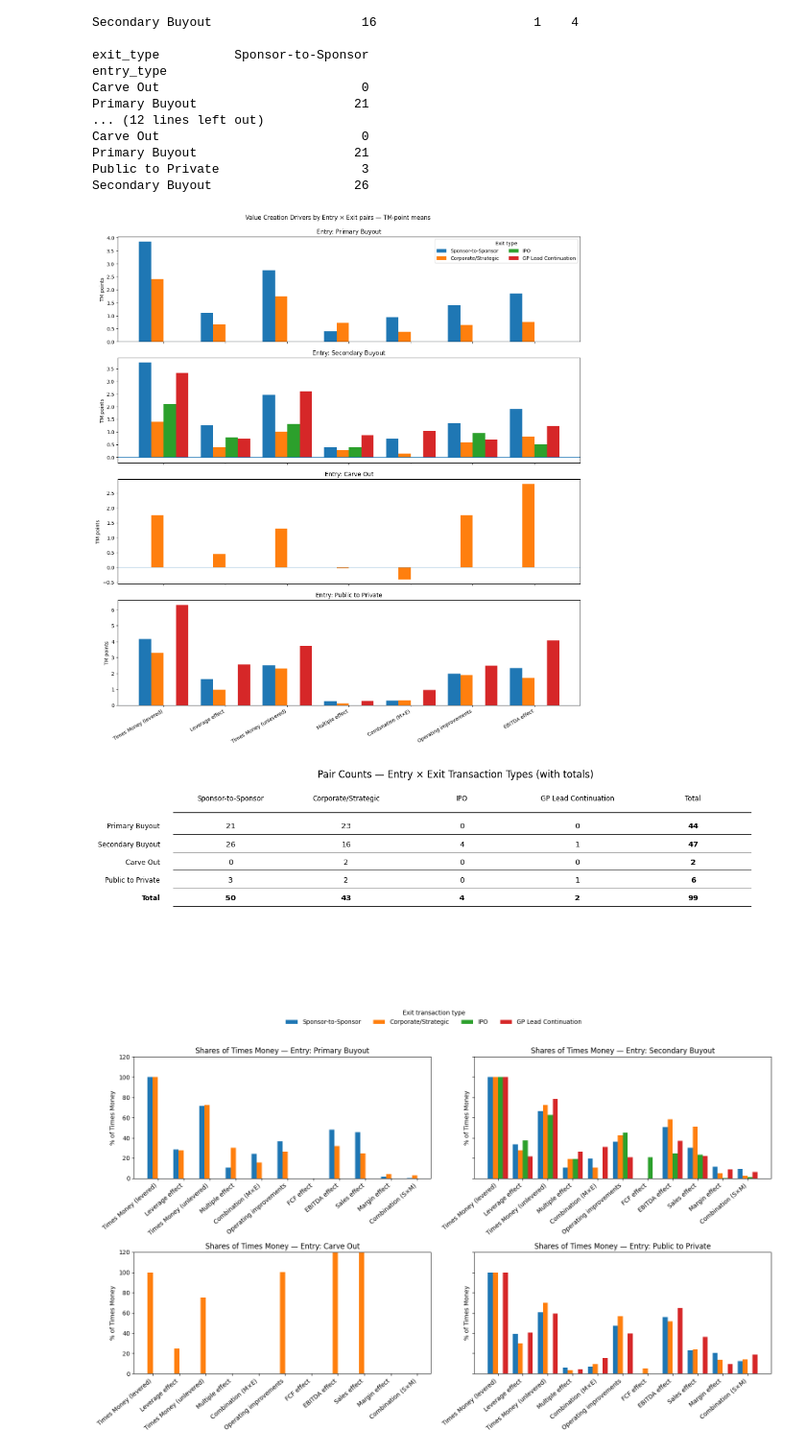
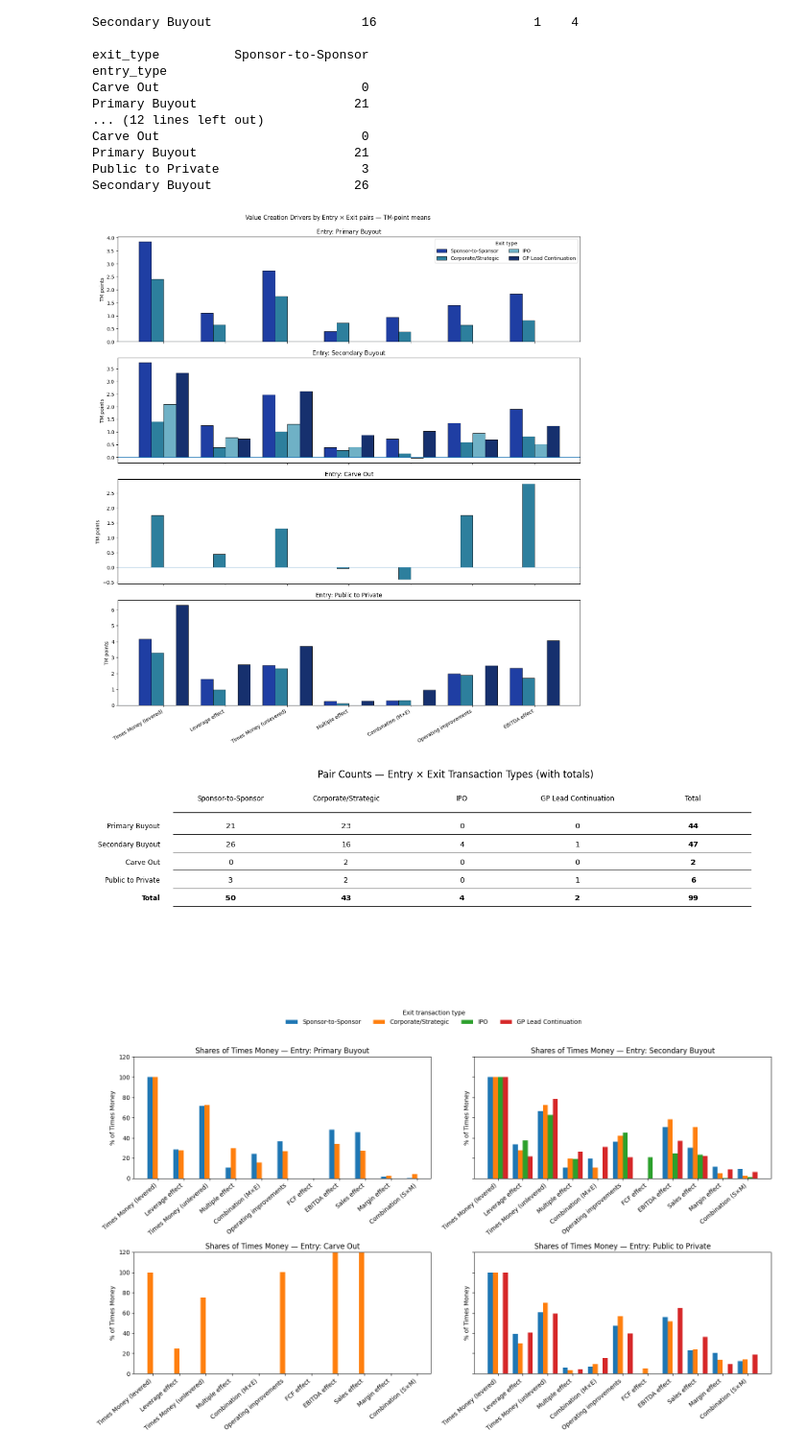
Before and after one commit to mgilch/BeyondTheBuyout_ValueCreation, a Jupyter notebook: ValueCreation/ValueCreationBreakdown/06ByEntryExitPair/ValueCreationByEntryExitPair.ipynb, the cells around one changed output. Shown: that part at 96% size. Saved outputs shown, nothing was run; the diff lists cells and outputs as text; code cells hidden in the pictures.

```diff
--- a/ValueCreation/ValueCreationBreakdown/06ByEntryExitPair/ValueCreationByEntryExitPair.ipynb
+++ b/ValueCreation/ValueCreationBreakdown/06ByEntryExitPair/ValueCreationByEntryExitPair.ipynb
@@ -196,6 +196,15 @@ Secondary Buyout                   26
 
 ENTRY = entry_keep
 EXIT  = exit_keep
+EXIT_ORDER = ["Sponsor-to-Sponsor","Corporate/Strategic","IPO","GP Lead Continuation"]
+PALETTE = {
+    "Sponsor-to-Sponsor":   "#1f3ea3",  # blue
+    "Corporate/Strategic":  "#2d7f9d",  # teal/green
+    "IPO":                  "#6fb1c6",  # light teal
+    "GP Lead Continuation": "#16306e",  # dark navy
+}
+# Keep only the exits present, but preserve the fixed order
+PEXIT = [ex for ex in EXIT_ORDER if ex in EXIT]
 
 components_to_show = [
     "Times Money (levered)","Leverage effect","Times Money (unlevered)",
@@ -212,25 +221,32 @@ if n_rows == 1:
 
 for ax, e in zip(axes, ENTRY):
     sub = subset[subset["entry_type"] == e].copy()
-    # Ensure consistent component ordering
     sub["component"] = pd.Categorical(sub["component"], categories=components_to_show, ordered=True)
     sub = sub.sort_values(["component","exit_type"])
 
     x = np.arange(len(components_to_show))
-    width = 0.8 / len(EXIT)
+    width = 0.8 / len(PEXIT)
 
-    # Draw clusters: one bar per exit type at each component position
-    for i, ex in enumerate(EXIT):
+    for i, ex in enumerate(PEXIT):
         vals = (sub[sub["exit_type"] == ex]
                 .set_index("component")
                 .reindex(components_to_show)["tm_points"].to_numpy())
-        ax.bar(x + (i - (len(EXIT)-1)/2)*width, vals, width=width, label=ex)
+        ax.bar(
+            x + (i - (len(PEXIT)-1)/2)*width, vals,
+            width=width, label=ex, color=PALETTE[ex], edgecolor="black", linewidth=0.6
+        )
+
 
     ax.axhline(0, linewidth=0.8)
     ax.set_ylabel("TM points")
     ax.set_title(f"Entry: {e}")
     ax.set_xticks(x)
     ax.set_xticklabels(components_to_show, rotation=30, ha="right")
+
+handles = [plt.Rectangle((0,0), 1, 1, color=PALETTE[ex]) for ex in PEXIT]
+leg = axes[0].legend(handles, PEXIT, title="Exit type", ncol=2)
+for txt, ex in zip(leg.get_texts(), PEXIT):
+    txt.set_color(PALETTE[ex])
 
 axes[0].legend(title="Exit type", ncol=2)
 fig.suptitle("Value Creation Drivers by Entry × Exit pairs — TM-point means", y=0.995)
@@ -294,34 +310,34 @@ ys = [row_start - i*row_gap for i in range(n_rows)]
 
 wrap_w = 20
 for x_pos, hdr in zip(xs, headers):
     ax.text(x_pos, y_header, textwrap.fill(str(hdr), width=wrap_w),
             ha="center", va="center", fontsize=8.5, linespacing=1.05, transform=ax.transAxes)
 
 row_label_x = left_margin - 0.02
 for y_pos, r in zip(ys, rows):
     ax.text(row_label_x, y_pos, str(r),
             ha="right", va="center", fontsize=8.5,
             fontweight="bold" if r=="Total" else None,
             transform=ax.transAxes)
     for x_pos, v in zip(xs, count_with_totals.loc[r, headers]):
         ax.text(x_pos, y_pos, f"{int(v)}",
                 ha="center", va="center",
                 fontsize=9.5, fontweight="bold" if (r=="Total" or x_pos==xs[-1]) else None,
                 transform=ax.transAxes)
 
 sep_top = (y_header + ys[0]) / 2
 ax.hlines([sep_top], xmin=left_margin, xmax=right_margin,
           colors="black", linewidth=1.0, transform=ax.transAxes)
 for y_pos in ys:
     ax.hlines([y_pos - row_gap/2 + 0.008], xmin=left_margin, xmax=right_margin,
               colors="black", linewidth=0.6, transform=ax.transAxes)
 
 title = "Pair Counts — Entry × Exit Transaction Types" + (" (with totals)" if ADD_TOTALS else "")
 ax.set_title(title, pad=6)
 fig.tight_layout()
 plt.show()
 # %% [output]
-[figure, old version]
+[figure, new version]
 [figure]
 # %%
 # === Charts: shares of Times Money (%), one clustered-bar chart per ENTRY TYPE ===
```
Also changed, not shown: 9 other files.
